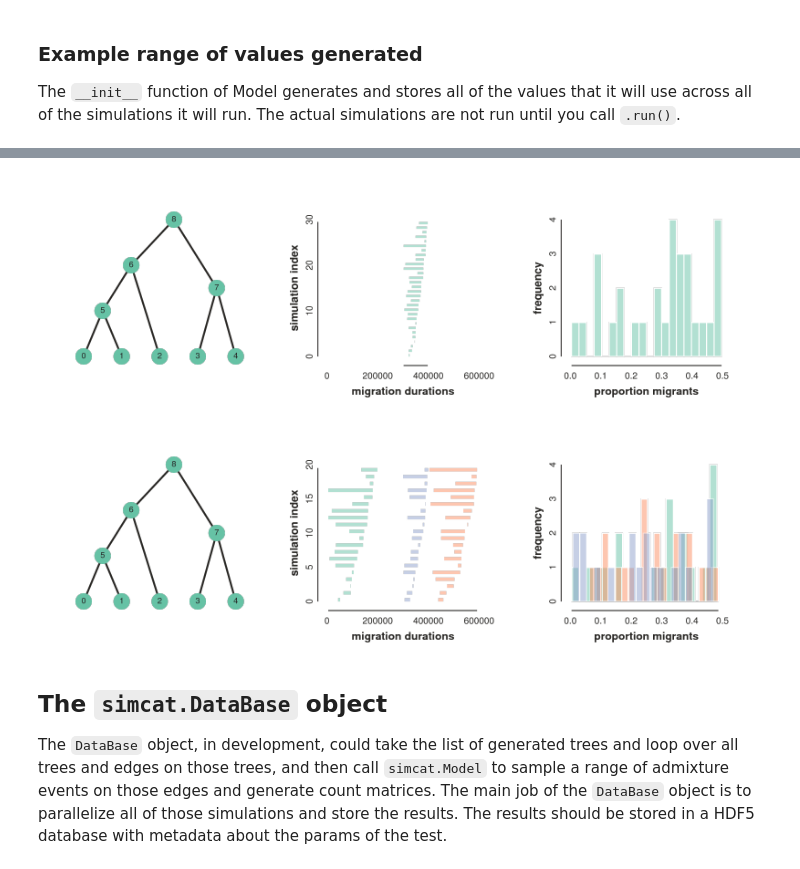
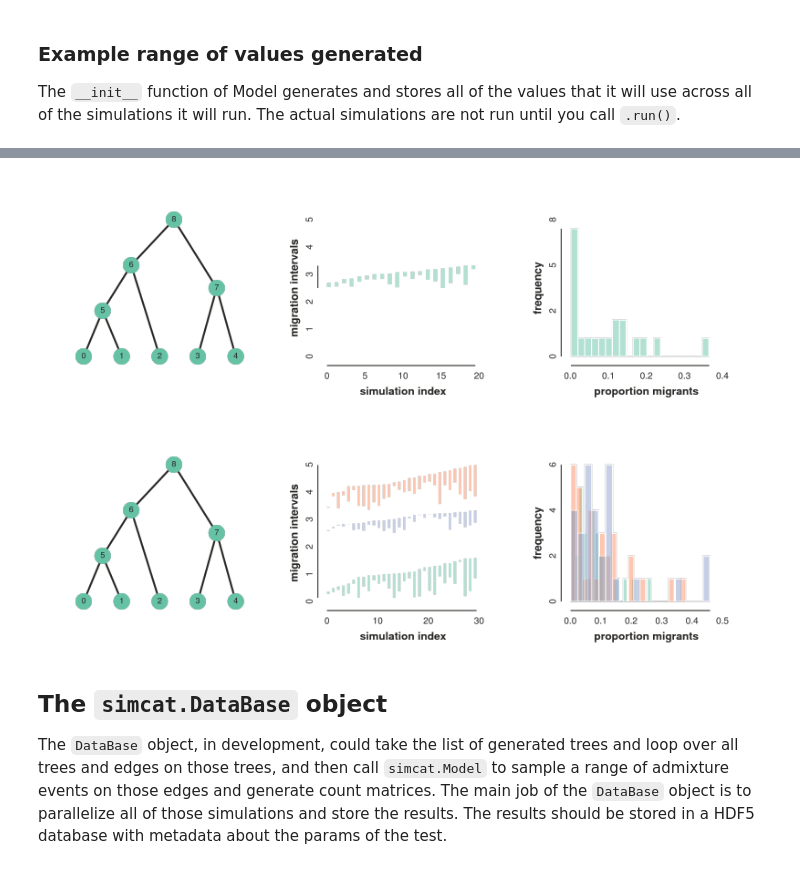
Before and after one commit to pmckenz1/intro-ml, a Jupyter notebook: notebooks/simcat-objects.ipynb, the cells around one changed output, grey strips where cells are left out. Saved outputs shown, nothing was run; the diff lists cells and outputs as text; code cells hidden in the pictures.

Commit message:
new simcat Simulator

```diff
--- a/notebooks/simcat-objects.ipynb
+++ b/notebooks/simcat-objects.ipynb
@@ -27,0 +30,9 @@ print simcat.DataBase
+# %%
+## generate a random tree
+random.seed(12345)
+tree = toytree.rtree.unittree(ntips=5, treeheight=3)
+c, a = tree.draw(tree_style='c', node_labels='idx', tip_labels=False, padding=15);
+a.show = True
+a.x.show = False
+a.y.ticks.labels.angle = -90
+a.y.ticks.show = True
@@ -28,9 +292,3 @@ print simcat.DataBase
 # %% [markdown]
 ### The `simcat.Model` object
 This class is used to simulate count matrices for a given tree with provided admixture events. Trees are entered as either newick strings or as Toytree objects. Adding the `debug=True` argument prints more info about the generated data set.
-# %%
-## generate a random tree
-random.seed(123)
-tree = toytree.rtree(5)
-tree.tree.convert_to_ultrametric()
-tree.draw(tree_style='c', node_labels='idx', tip_labels=False, padding=50);
@@ -189,18 +317,18 @@ m4.plot_test_values()
 # %%
-m4 = simcat.Model(tree, admixture_edges=[(5, 7, None, None, None)], nreps=30)
-m4.plot_test_values()
+m3 = simcat.Model(tree, theta=(0.1, 1.0), admixture_edges=[(5, 7, None, None, None)], ntests=20)
+m3.plot_test_values()
 # %% [output]
-[figure, old version]
+[figure, new version]
 # %%
 edges = [
     (2, 1, None, None, None),
     (6, 7, None, None, None),
     (7, 2, None, None, None),
     ]
-m5 = simcat.Model(tree, admixture_edges=edges, nreps=20)
-m5.plot_test_values()
+m4 = simcat.Model(tree, theta=(0.01, 1.0), admixture_edges=edges, ntests=30)
+m4.plot_test_values()
 # %% [output]
-[figure, old version]
+[figure, new version]
 # %% [markdown]
 ## The `simcat.DataBase` object
 
```
Also changed, not shown: parts of 55 cells of this notebook, 1 other file.
